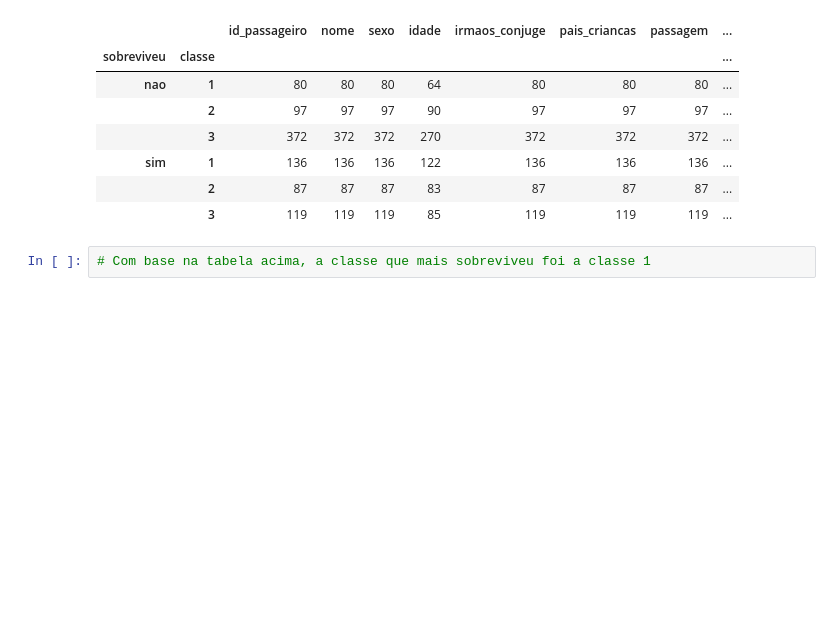
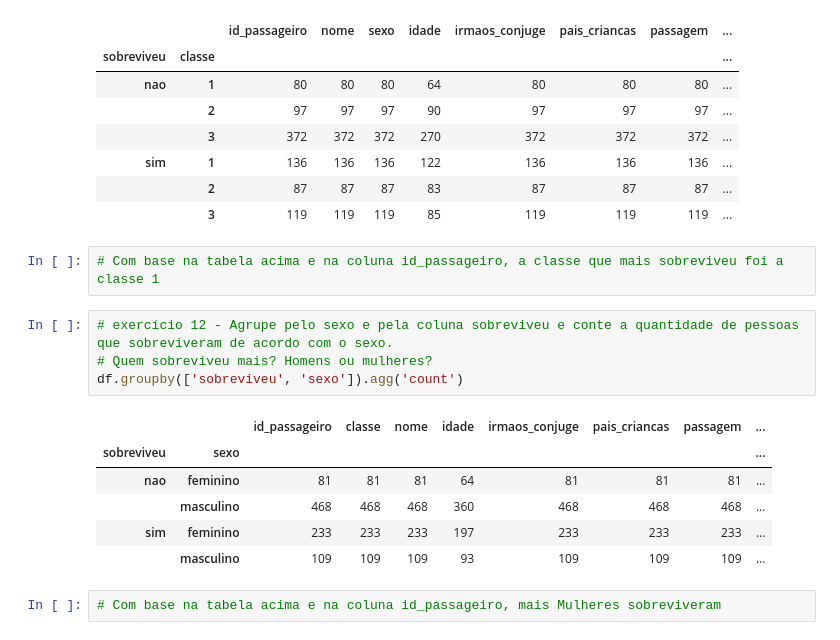
Before and after one commit to mgcid/intro_python_verao_ime_2023, a Jupyter notebook: exercicios/exercicio02.ipynb, the cells around one changed output. Cells and saved outputs as stored; diff of their text form; blank space fills up the shorter version.

Commit message:
Resolução exercício 02 - Marina Gomes

```diff
--- a/exercicios/exercicio02.ipynb
+++ b/exercicios/exercicio02.ipynb
@@ -170,4 +170,17 @@ df.groupby(['sobreviveu', 'classe']).agg('count')
 |  | 2 | 87 | 87 | 87 | 83 | 87 | 87 | 87 | ... |
 |  | 3 | 119 | 119 | 119 | 85 | 119 | 119 | 119 | ... |
 # %%
-# Com base na tabela acima, a classe que mais sobreviveu foi a classe 1
+# Com base na tabela acima e na coluna id_passageiro, a classe que mais sobreviveu foi a classe 1
+# %%
+# exercício 12 - Agrupe pelo sexo e pela coluna sobreviveu e conte a quantidade de pessoas que sobreviveram de acordo com o sexo.
+# Quem sobreviveu mais? Homens ou mulheres?
+df.groupby(['sobreviveu', 'sexo']).agg('count')
+# %% [output]
+|  |  | id_passageiro | classe | nome | idade | irmaos_conjuge | pais_criancas | passagem | ... |
+| sobreviveu | sexo |  |  |  |  |  |  |  | ... |
+| nao | feminino | 81 | 81 | 81 | 64 | 81 | 81 | 81 | ... |
+|  | masculino | 468 | 468 | 468 | 360 | 468 | 468 | 468 | ... |
+| sim | feminino | 233 | 233 | 233 | 197 | 233 | 233 | 233 | ... |
+|  | masculino | 109 | 109 | 109 | 93 | 109 | 109 | 109 | ... |
+# %%
+# Com base na tabela acima e na coluna id_passageiro, mais Mulheres sobreviveram
```
